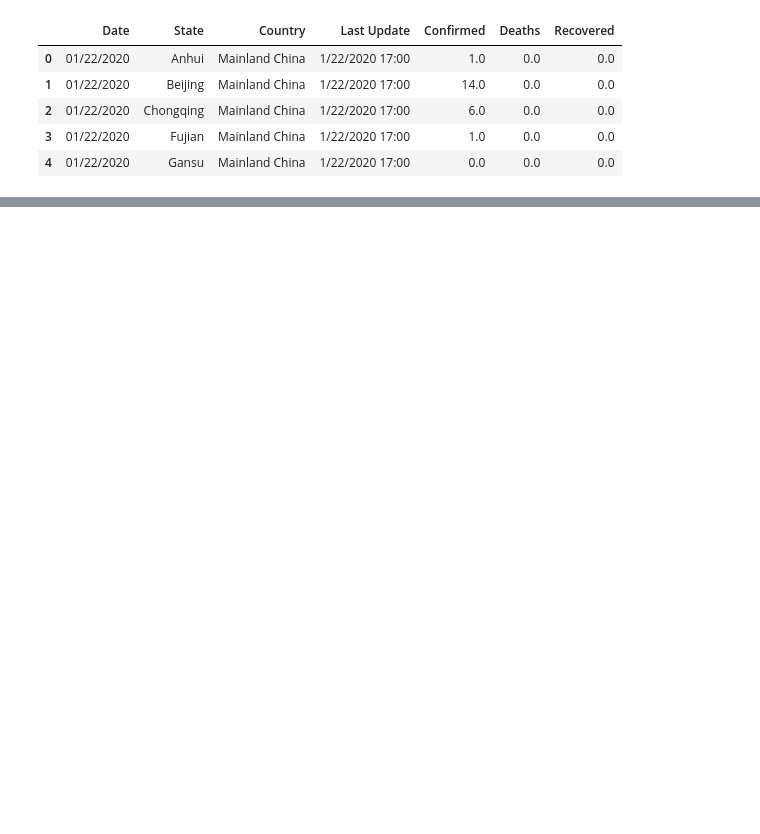
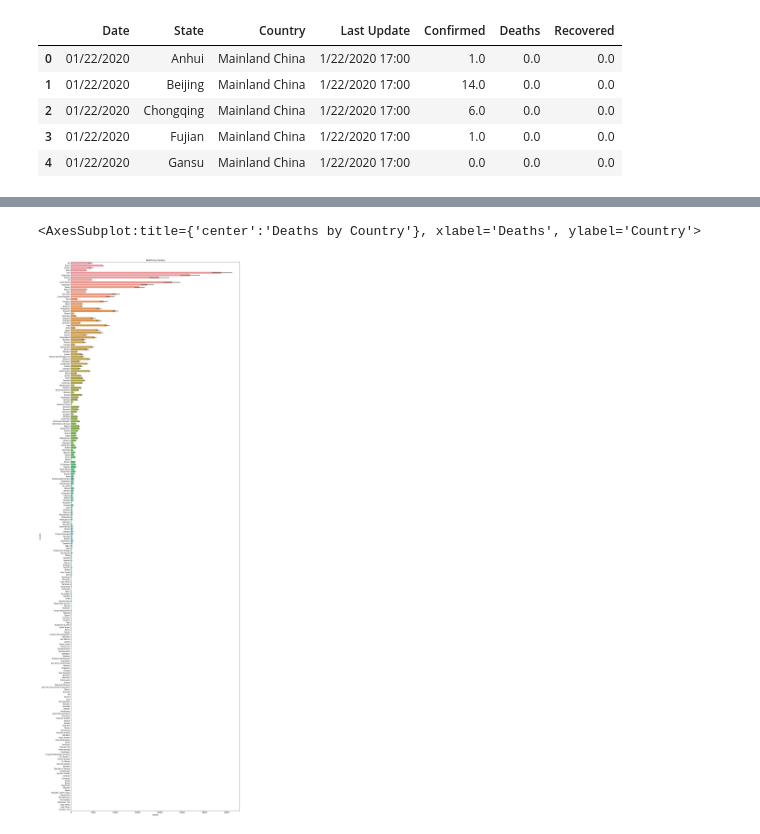
Before and after one commit to AtharvaTaras/Covid19-EDA, a Jupyter notebook: eda.ipynb, the cells around one changed output, grey strips where cells are left out. Saved outputs shown, nothing was run; the diff lists cells and outputs as text; code cells hidden in the pictures; blank space fills up the shorter version.

```diff
--- a/eda.ipynb
+++ b/eda.ipynb
@@ -109,0 +145,9 @@ fig.update_layout(
+# %%
+df2 = data.sort_values('Deaths', ascending=False)
+# %%
+plt.figure(figsize=(18,60))
+plt.title('Deaths by Country')
+sns.barplot(data=df2, y='Country', x='Deaths')
+# %% [output]
+<AxesSubplot:title={'center':'Deaths by Country'}, xlabel='Deaths', ylabel='Country'>
+[figure, added]
```
Also changed, not shown: parts of 11 cells of this notebook, 1 other file.
